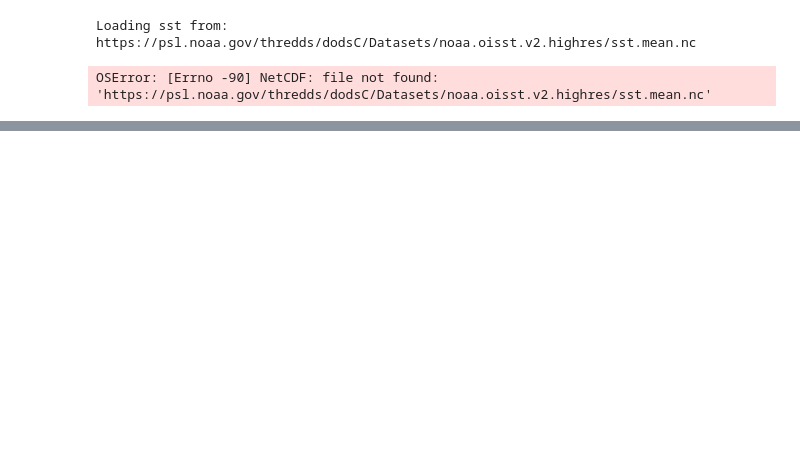
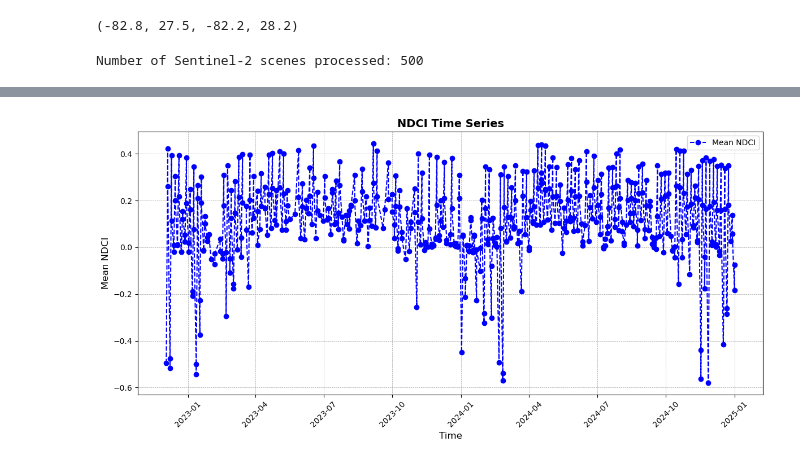
Before and after one commit to Gracey0201/tampa-bay-water-quality, a Jupyter notebook: scr/notebooks/test.ipynb, the cells around one changed output, grey strips where cells are left out. Cells and saved outputs as stored; diff of their text form; code cells hidden in the pictures; blank space fills up the shorter version.

Commit message:
Updated the notebook to test scripts for indices functions

```diff
--- a/scr/notebooks/test.ipynb
+++ b/scr/notebooks/test.ipynb
@@ -21,18 +78,22 @@ from env_variables_utils import (
 # %%
-# Define bounding box
-bbox = [-82.8, 27.5, -82.2, 28.2]  # Tampa Bay
+START_DATE = "2019-01-01"
+END_DATE = "2024-12-31"
 
-# Step 1: Load time series
-ts_data = load_env_timeseries(bbox, variables=["sst", "precipitation"])
+study_area = json.loads(study_area)
+geom = shape(study_area["features"][0]["geometry"])
+lon_min, lat_min, lon_max, lat_max = geom.bounds
 
-# Step 2: Plot time series
-plot_env_timeseries(ts_data)
-
-# Step 3: Load seasonal cycle
-seasonal_data = load_env_seasonal(bbox, variables=["sst", "precipitation"])
-
-# Step 4: Plot seasonal cycle
-plot_env_seasonal(seasonal_data)
+bbox = (lon_min, lat_min, lon_max, lat_max)
+print(bbox)
 # %% [output]
-Loading sst from: https://psl.noaa.gov/thredds/dodsC/Datasets/noaa.oisst.v2.highres/sst.mean.nc
+(-82.8, 27.5, -82.2, 28.2)
-OSError: [Errno -90] NetCDF: file not found: 'https://psl.noaa.gov/thredds/dodsC/Datasets/noaa.oisst.v2.highres/sst.mean.nc'
+# %%
+## Plot NDWI Time Series (With no Cloud Filter)
+wqi_indices(
+    bbox=bbox,
+    start_date=START_DATE,
+    end_date=END_DATE,
+    filter_clouds=False,
+)
+# %% [output]
+Number of Sentinel-2 scenes processed: 500
@@ -38,0 +111 @@ OSError: [Errno -90] NetCDF: file not found: 'https://psl.noaa.gov/thredds/dodsC
+[figure, added]
```
Also changed, not shown: parts of 5 cells of this notebook.
